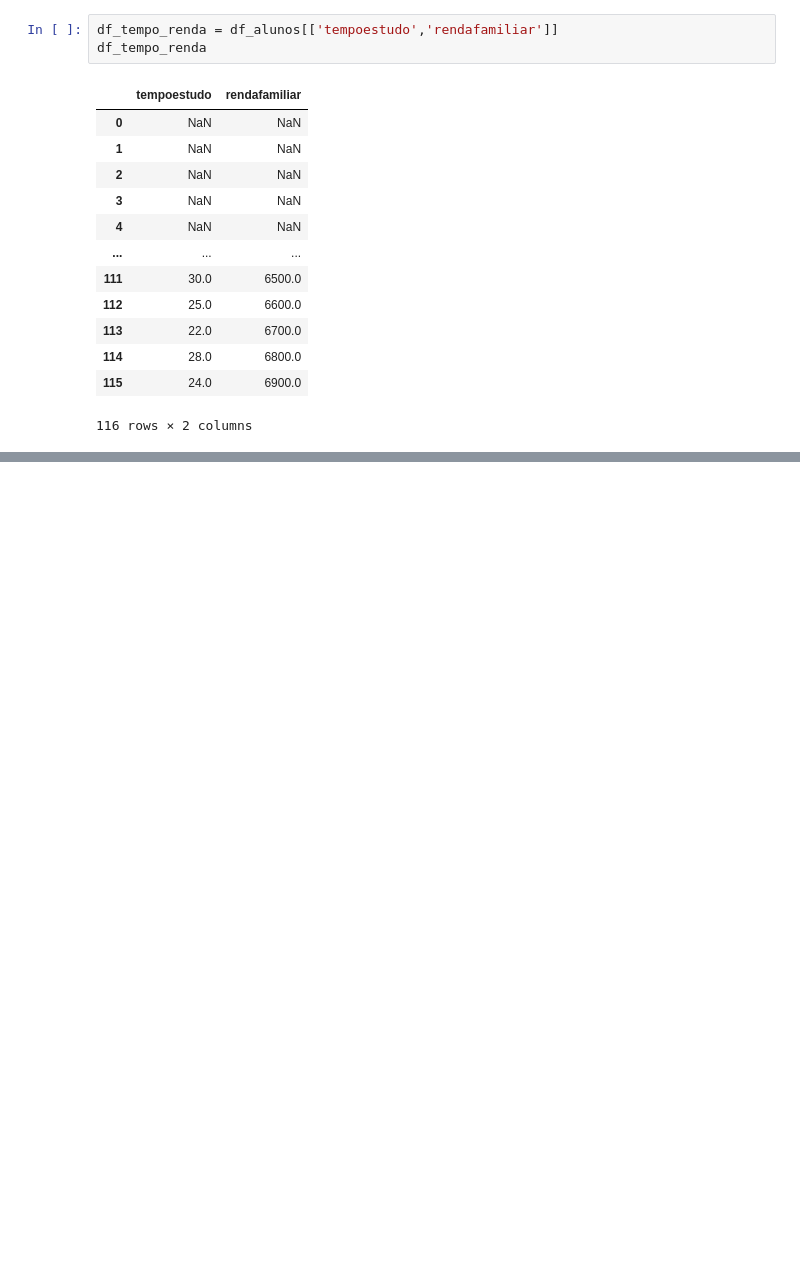
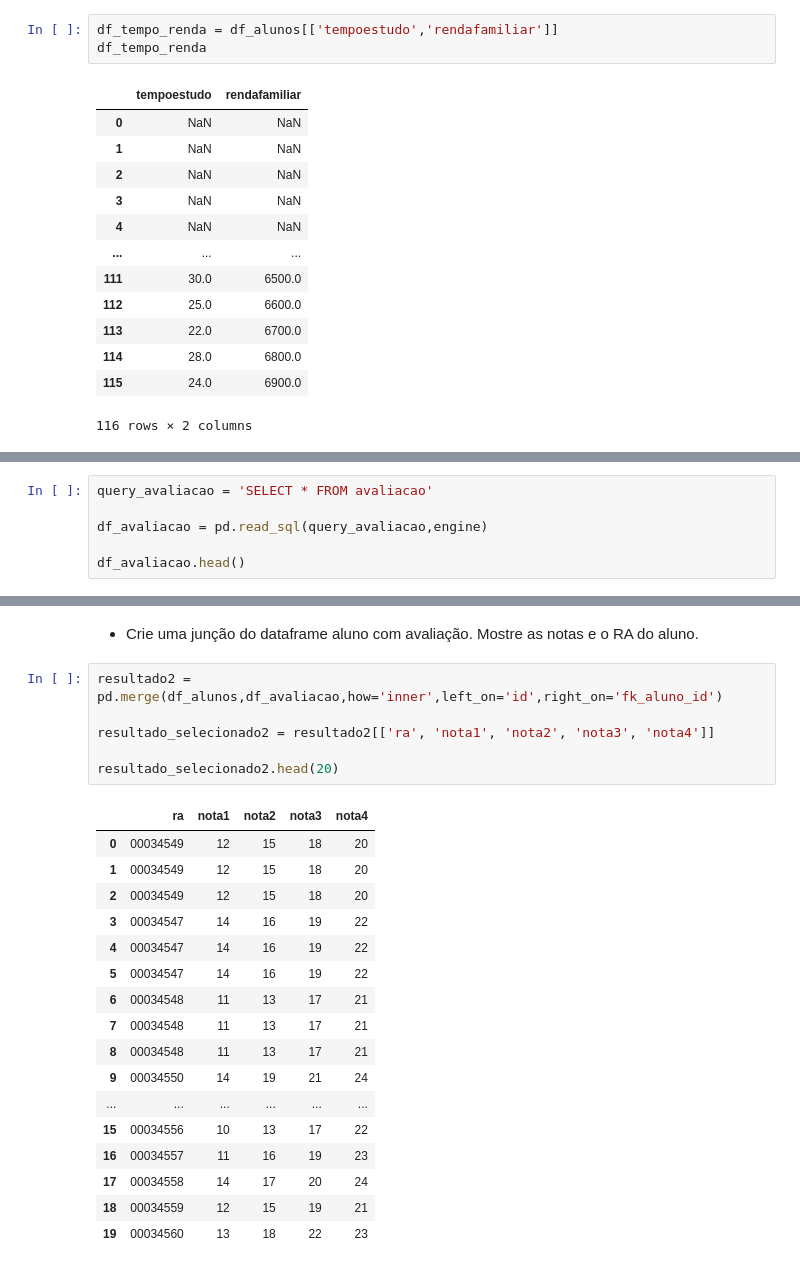
Before and after one commit to andrerodriguesfeitosa/projetofinal_tarde, a Jupyter notebook: notebook_tarde.ipynb, the cells around one changed output, grey strips where cells are left out. Cells and saved outputs as stored; diff of their text form; blank space fills up the shorter version.

```diff
--- a/notebook_tarde.ipynb
+++ b/notebook_tarde.ipynb
@@ -88,0 +195,6 @@ df_tempo_renda
+# %%
+query_avaliacao = 'SELECT * FROM avaliacao'
+
+df_avaliacao = pd.read_sql(query_avaliacao,engine)
+
+df_avaliacao.head()
@@ -88,0 +272,26 @@ df_tempo_renda
+# %% [markdown]
+- Crie uma junção do dataframe aluno com avaliação. Mostre as notas e o RA do aluno.
+# %%
+resultado2 = pd.merge(df_alunos,df_avaliacao,how='inner',left_on='id',right_on='fk_aluno_id')
+
+resultado_selecionado2 = resultado2[['ra', 'nota1', 'nota2', 'nota3', 'nota4']]
+
+resultado_selecionado2.head(20)
+# %% [output]
+|  | ra | nota1 | nota2 | nota3 | nota4 |
+| 0 | 00034549 | 12 | 15 | 18 | 20 |
+| 1 | 00034549 | 12 | 15 | 18 | 20 |
+| 2 | 00034549 | 12 | 15 | 18 | 20 |
+| 3 | 00034547 | 14 | 16 | 19 | 22 |
+| 4 | 00034547 | 14 | 16 | 19 | 22 |
+| 5 | 00034547 | 14 | 16 | 19 | 22 |
+| 6 | 00034548 | 11 | 13 | 17 | 21 |
+| 7 | 00034548 | 11 | 13 | 17 | 21 |
+| 8 | 00034548 | 11 | 13 | 17 | 21 |
+| 9 | 00034550 | 14 | 19 | 21 | 24 |
+| ... | ... | ... | ... | ... | ... |
+| 15 | 00034556 | 10 | 13 | 17 | 22 |
+| 16 | 00034557 | 11 | 16 | 19 | 23 |
+| 17 | 00034558 | 14 | 17 | 20 | 24 |
+| 18 | 00034559 | 12 | 15 | 19 | 21 |
+| 19 | 00034560 | 13 | 18 | 22 | 23 |
```
Also changed, not shown: parts of 27 cells of this notebook, 1 other file.
